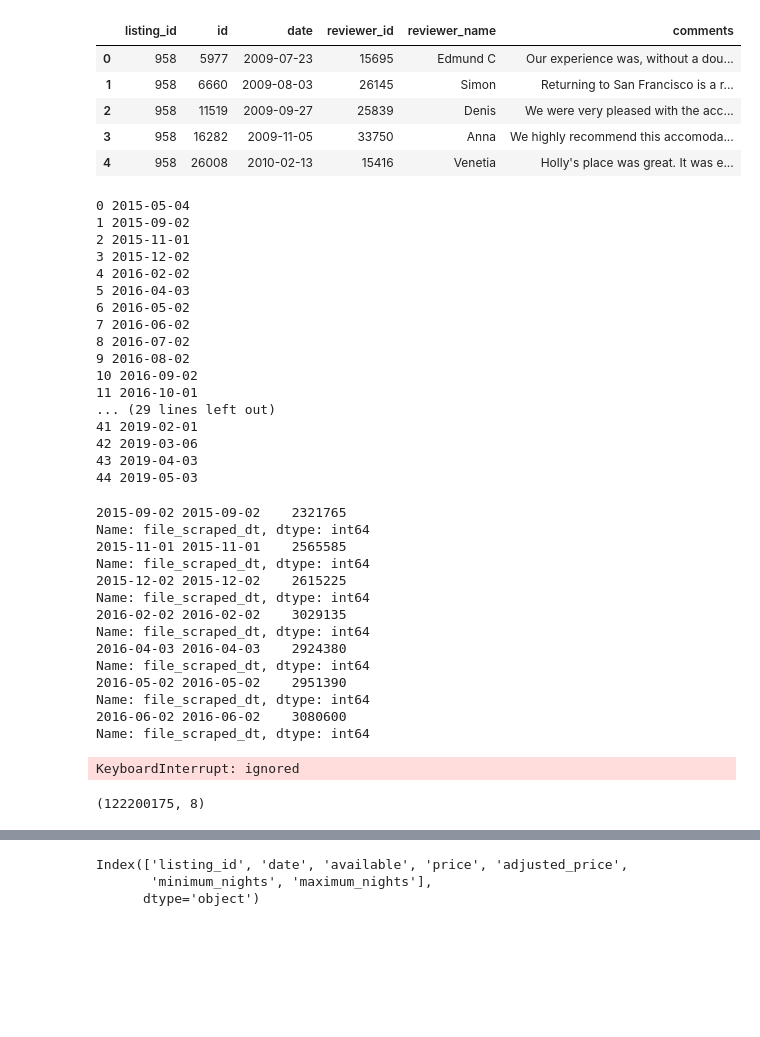
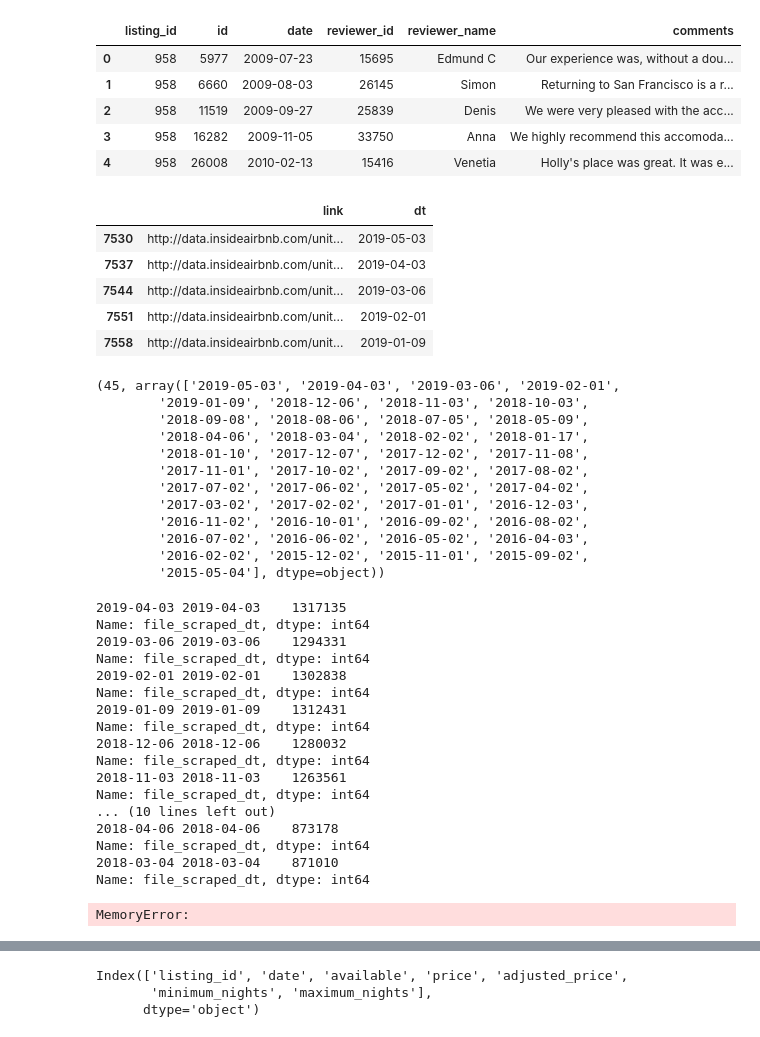
Before and after one commit to karensheng/Airbnb_Regulation, a Jupyter notebook: Import Airbnb data.ipynb, the cells around one changed output, grey strips where cells are left out. Cells and saved outputs as stored; diff of their text form; code cells hidden in the pictures; blank space fills up the shorter version.

```diff
--- a/Import Airbnb data.ipynb
+++ b/Import Airbnb data.ipynb
@@ -223,26 +223,26 @@ pickle.dump(reviews_u, open('all_SF_reviews.p','wb'))
 # %%
 links_sf_calendar = gather_links('san-francisco','calendar.csv.gz')
 links_sf_calendar['dt'] = [x.split('/')[6] for x in links_sf_calendar['link']]
 links_sf_calendar.head()
 
-idx = sorted(links_sf_calendar['dt'].unique())
-for k, dt in enumerate(idx):
-  print(k, dt)
+idx = links_sf_calendar['dt'].unique()
+len(idx),idx
 # %% [output]
+|  | link | dt |
+| 7530 | http://data.insideairbnb.com/unit... | 2019-05-03 |
+| 7537 | http://data.insideairbnb.com/unit... | 2019-04-03 |
+| 7544 | http://data.insideairbnb.com/unit... | 2019-03-06 |
+| 7551 | http://data.insideairbnb.com/unit... | 2019-02-01 |
+| 7558 | http://data.insideairbnb.com/unit... | 2019-01-09 |
-0 2015-05-04
-1 2015-09-02
-2 2015-11-01
-3 2015-12-02
-4 2016-02-02
-5 2016-04-03
-6 2016-05-02
-7 2016-06-02
-8 2016-07-02
-9 2016-08-02
-10 2016-09-02
-11 2016-10-01
-... (29 lines left out)
-41 2019-02-01
-42 2019-03-06
-43 2019-04-03
-44 2019-05-03
+(45, array(['2019-05-03', '2019-04-03', '2019-03-06', '2019-02-01',
+        '2019-01-09', '2018-12-06', '2018-11-03', '2018-10-03',
+        '2018-09-08', '2018-08-06', '2018-07-05', '2018-05-09',
+        '2018-04-06', '2018-03-04', '2018-02-02', '2018-01-17',
+        '2018-01-10', '2017-12-07', '2017-12-02', '2017-11-08',
+        '2017-11-01', '2017-10-02', '2017-09-02', '2017-08-02',
+        '2017-07-02', '2017-06-02', '2017-05-02', '2017-04-02',
+        '2017-03-02', '2017-02-02', '2017-01-01', '2016-12-03',
+        '2016-11-02', '2016-10-01', '2016-09-02', '2016-08-02',
+        '2016-07-02', '2016-06-02', '2016-05-02', '2016-04-03',
+        '2016-02-02', '2015-12-02', '2015-11-01', '2015-09-02',
+        '2015-05-04'], dtype=object))
@@ -249,33 +257,31 @@ for k, dt in enumerate(idx):
 # %%
-calendar = readin_gz(idx[0],'calendar')
-calendar['file_scraped_dt'] = idx[0]
-
-
-for i, dt in enumerate(idx[1:24]):
+for i, dt in enumerate(idx[1:]):
     df = readin_gz(idx[i+1],'calendar')
     df['file_scraped_dt'] = dt
-    print(dt, df['file_scraped_dt'].value_counts())
-    calendar = pd.concat([calendar, df], ignore_index = True,axis = 0,sort=False)
 
-pre_Nov2017_cal = calendar.copy()
-pre_Nov2017_cal['file_scraped_dt'].value_counts()
+    df['date'] = pd.to_datetime(df['date'])
+    df['file_scraped_dt'] = pd.to_datetime(df['file_scraped_dt'])
+    df['lead_time'] = (df['date'] - df['file_scraped_dt']).dt.days
+    df2 = df[df['lead_time']<= 180]
+
+    print(dt, df2['file_scraped_dt'].value_counts())
+    calendar = pd.concat([calendar, df2], ignore_index = True,axis = 0,sort=False)
 # %% [output]
-2015-09-02 2015-09-02    2321765
+2019-04-03 2019-04-03    1317135
 Name: file_scraped_dt, dtype: int64
-2015-11-01 2015-11-01    2565585
+2019-03-06 2019-03-06    1294331
 Name: file_scraped_dt, dtype: int64
-2015-12-02 2015-12-02    2615225
+2019-02-01 2019-02-01    1302838
 Name: file_scraped_dt, dtype: int64
-2016-02-02 2016-02-02    3029135
+2019-01-09 2019-01-09    1312431
 Name: file_scraped_dt, dtype: int64
-2016-04-03 2016-04-03    2924380
+2018-12-06 2018-12-06    1280032
 Name: file_scraped_dt, dtype: int64
-2016-05-02 2016-05-02    2951390
+2018-11-03 2018-11-03    1263561
 Name: file_scraped_dt, dtype: int64
-2016-06-02 2016-06-02    3080600
+... (10 lines left out)
+2018-04-06 2018-04-06    873178
 Name: file_scraped_dt, dtype: int64
+2018-03-04 2018-03-04    871010
+Name: file_scraped_dt, dtype: int64
-KeyboardInterrupt: ignored
+MemoryError:
-# %%
-calendar.shape[0]/1000000
-# %% [output]
-(122200175, 8)
```
Also changed, not shown: parts of 2 cells of this notebook.
